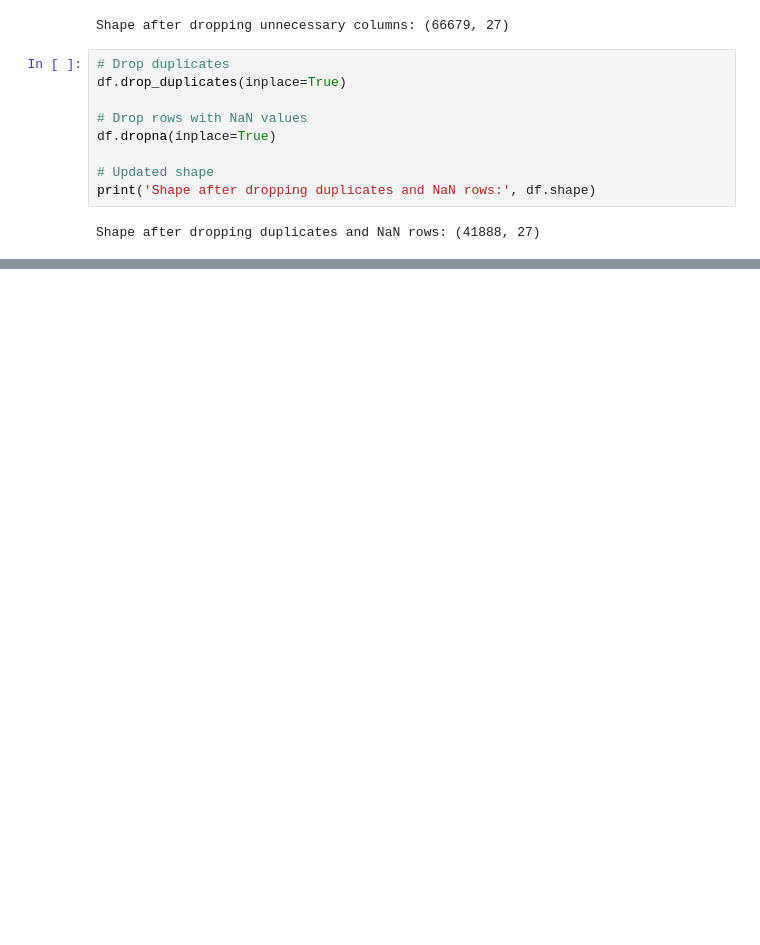
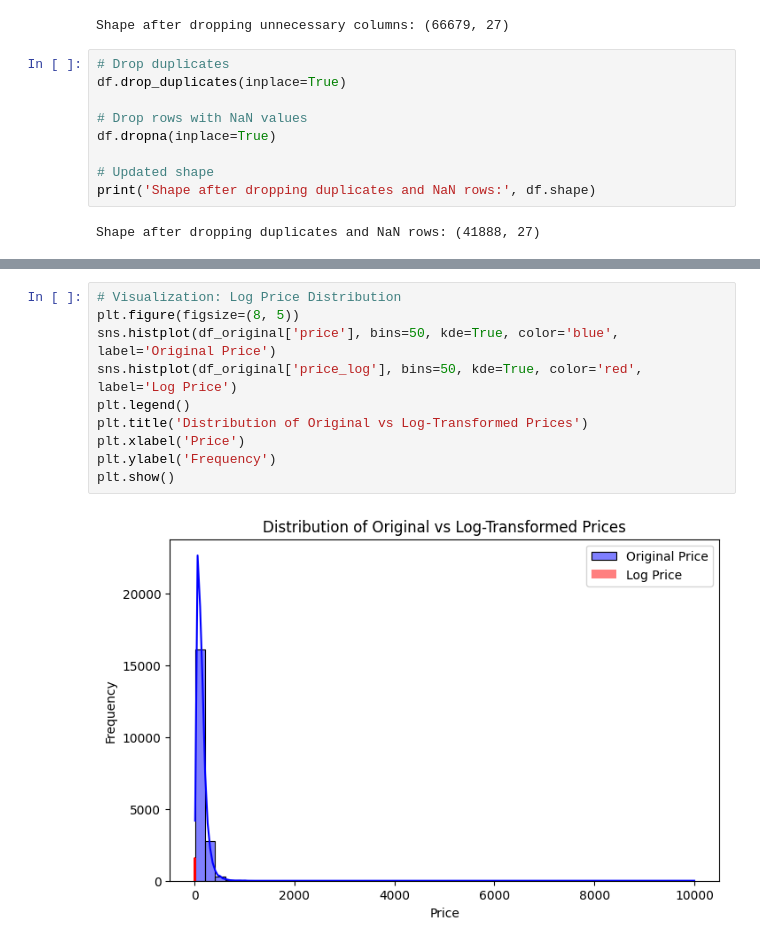
Before and after one commit to FP2003/AirBnB-Price-Prediction-System, a Jupyter notebook: fp100_jh851_solution.ipynb, the cells around one changed output, grey strips where cells are left out. Cells and saved outputs as stored; diff of their text form; blank space fills up the shorter version.

```diff
--- a/fp100_jh851_solution.ipynb
+++ b/fp100_jh851_solution.ipynb
@@ -199,3 +184,15 @@ print(df.head())
 
 [5 rows x 28 columns]
+# %%
+# Visualization: Log Price Distribution
+plt.figure(figsize=(8, 5))
+sns.histplot(df_original['price'], bins=50, kde=True, color='blue', label='Original Price')
+sns.histplot(df_original['price_log'], bins=50, kde=True, color='red', label='Log Price')
+plt.legend()
+plt.title('Distribution of Original vs Log-Transformed Prices')
+plt.xlabel('Price')
+plt.ylabel('Frequency')
+plt.show()
+# %% [output]
+[figure, added]
 # %%
```
Also changed, not shown: parts of 11 cells of this notebook.
